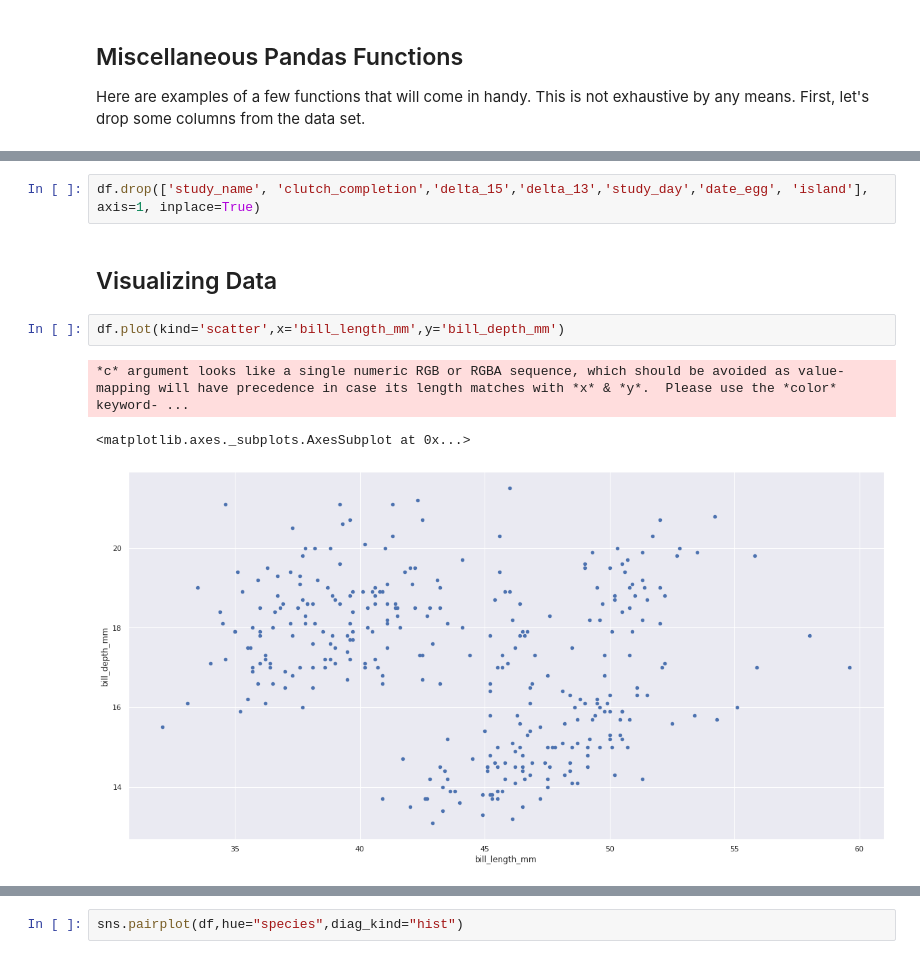
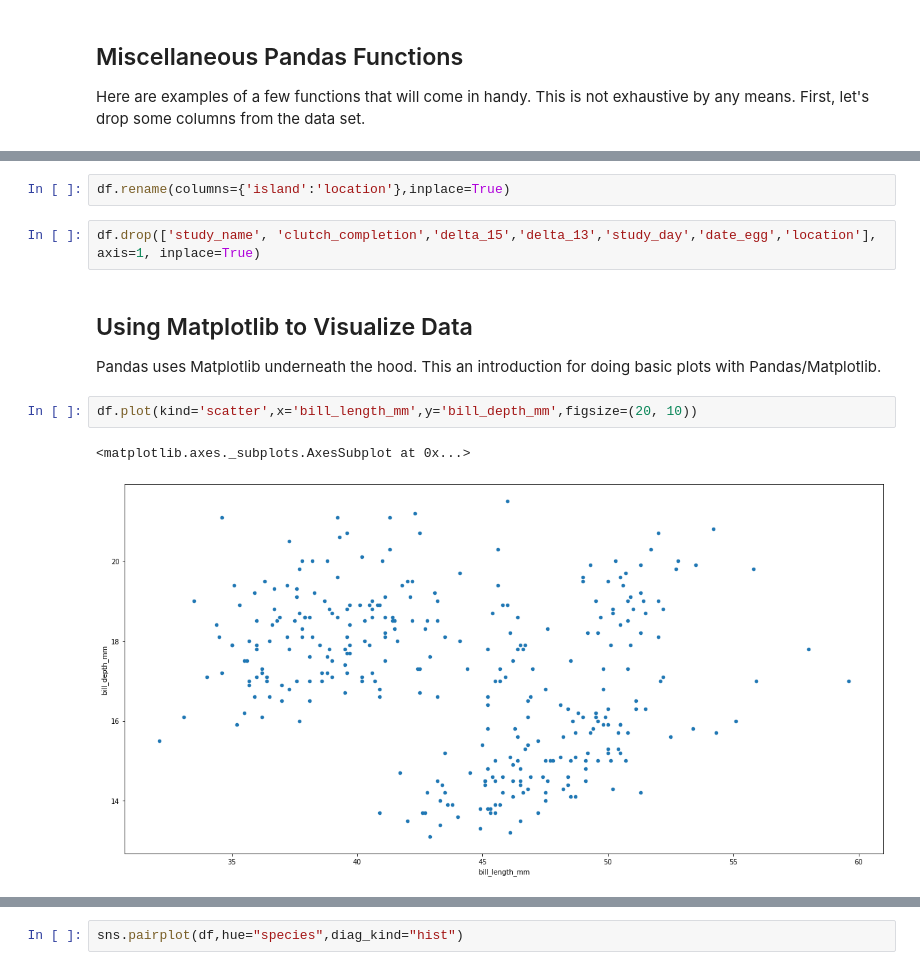
Before and after one commit to r2klabs/CS430Repository, a Jupyter notebook: IntroToPython.ipynb, the cells around one changed output, grey strips where cells are left out. Drawn from its saved outputs; the diff is of its cells as text.

```diff
--- a/IntroToPython.ipynb
+++ b/IntroToPython.ipynb
@@ -87,11 +120,13 @@ Here are examples of a few functions that will come in handy.  This is not exhau
+# %%
+df.rename(columns={'island':'location'},inplace=True)
 # %%
-df.drop(['study_name', 'clutch_completion','delta_15','delta_13','study_day','date_egg', 'island'], axis=1, inplace=True)
+df.drop(['study_name', 'clutch_completion','delta_15','delta_13','study_day','date_egg','location'], axis=1, inplace=True)
-# %% [markdown]
-## Visualizing Data
+# %% [markdown]
+## Using Matplotlib to Visualize Data
+Pandas uses Matplotlib underneath the hood.  This an introduction for doing basic plots with Pandas/Matplotlib.
 # %%
-df.plot(kind='scatter',x='bill_length_mm',y='bill_depth_mm')
+df.plot(kind='scatter',x='bill_length_mm',y='bill_depth_mm',figsize=(20, 10))
 # %% [output]
-*c* argument looks like a single numeric RGB or RGBA sequence, which should be avoided as value-mapping will have precedence in case its length matches with *x* & *y*.  Please use the *color* keyword- ...
+<matplotlib.axes._subplots.AxesSubplot at 0x...>
-<matplotlib.axes._subplots.AxesSubplot at 0x...>
-[figure, old version]
+[figure, new version]
 # %%
```
Also changed, not shown: parts of 49 cells of this notebook.
